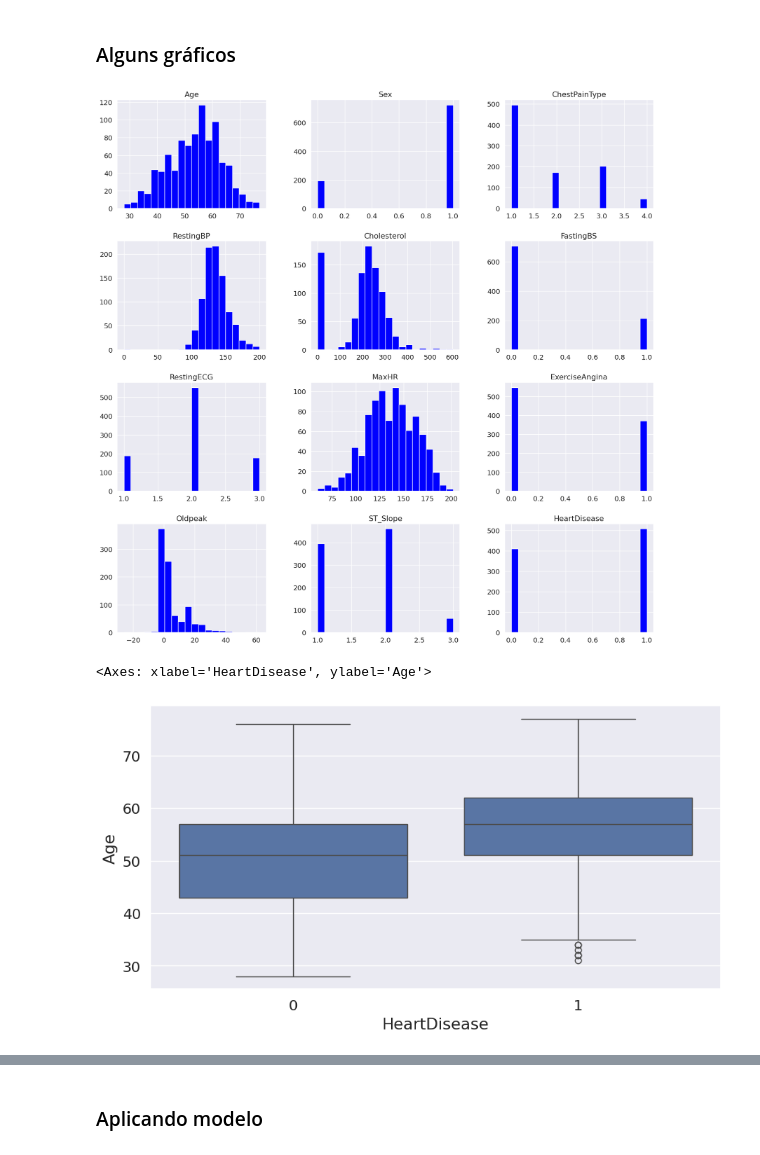
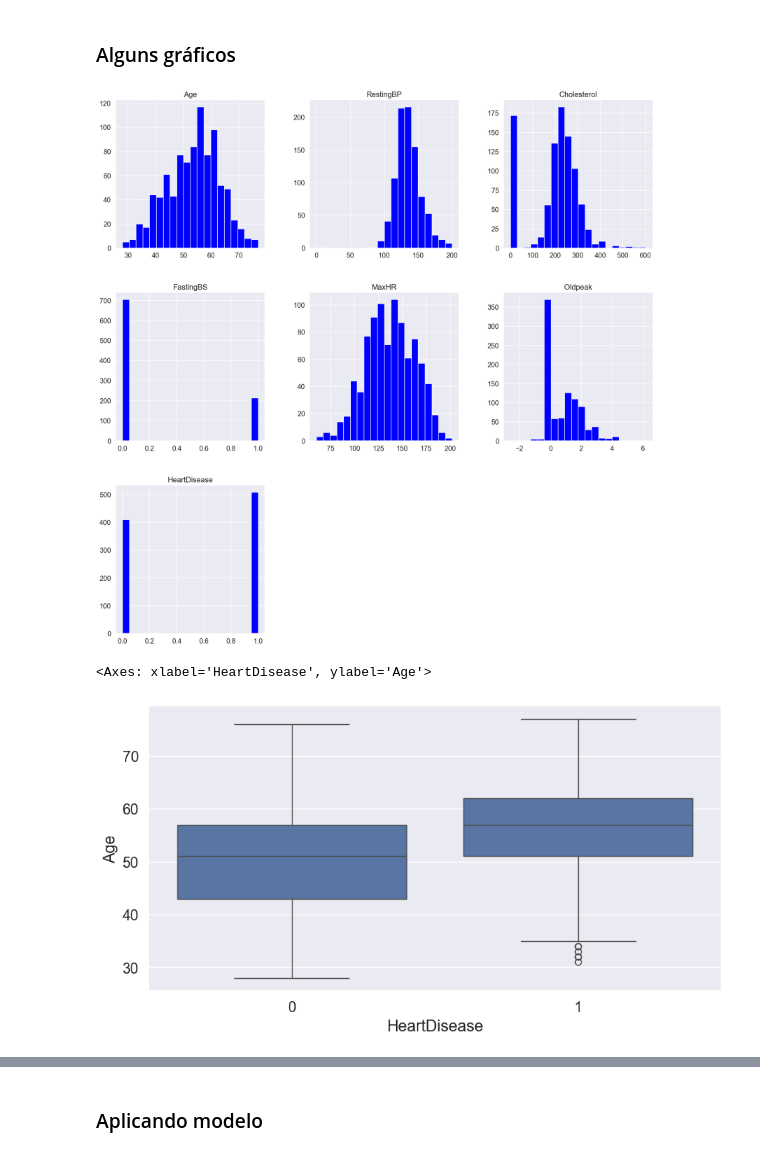
Before and after one commit to renigoms/marchine_learning_project, a Jupyter notebook: testes_com_base_de_doencas_cardiacas/categorizacacao_com_svm.ipynb, the cells around one changed output, grey strips where cells are left out. Drawn from its saved outputs; the diff is of its cells as text; code cells hidden in the pictures.

Commit message:
feat: init svm graph

```diff
--- a/testes_com_base_de_doencas_cardiacas/categorizacacao_com_svm.ipynb
+++ b/testes_com_base_de_doencas_cardiacas/categorizacacao_com_svm.ipynb
@@ -7,4 +7,4 @@ import seaborn as snb
 # %% [markdown]
 ### Rodando a base
 # %%
-data_frame = pd.read_excel('/home/renan/Documentos/python/machine_learning project/base/dados_tratados_heart.xlsx', "heart")
+data_frame_heart = pd.read_csv('../base/heart.csv')
@@ -72,14 +106,14 @@ data_frame.describe()
 ### Alguns gráficos
 # %%
 snb.set_theme(font_scale=1.3, rc={'figure.figsize': (20, 20)})
-eixo = data_frame.hist(bins=20, color='blue')
+eixo = data_frame_heart.hist(bins=20, color='blue')
 # %% [output]
-[figure, old version]
+[figure, new version]
 # %%
 plt.figure(figsize=(10, 5))
-snb.boxplot(data=data_frame, x='HeartDisease', y='Age')
+snb.boxplot(data=data_frame_heart, x='HeartDisease', y='Age')
 # %% [output]
 <Axes: xlabel='HeartDisease', ylabel='Age'>
-[figure, old version]
+[figure, new version]
 # %%
 plt.figure(figsize=(10, 5))
```
Also changed, not shown: parts of 13 cells of this notebook, 2 other files.
